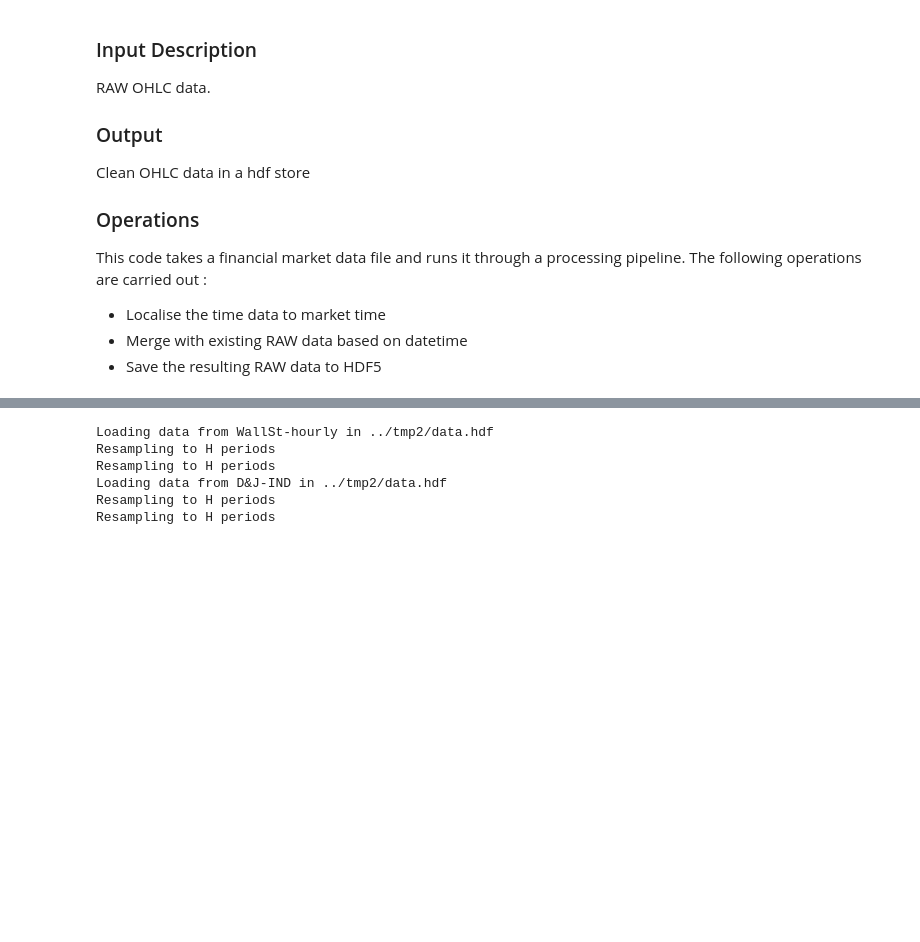
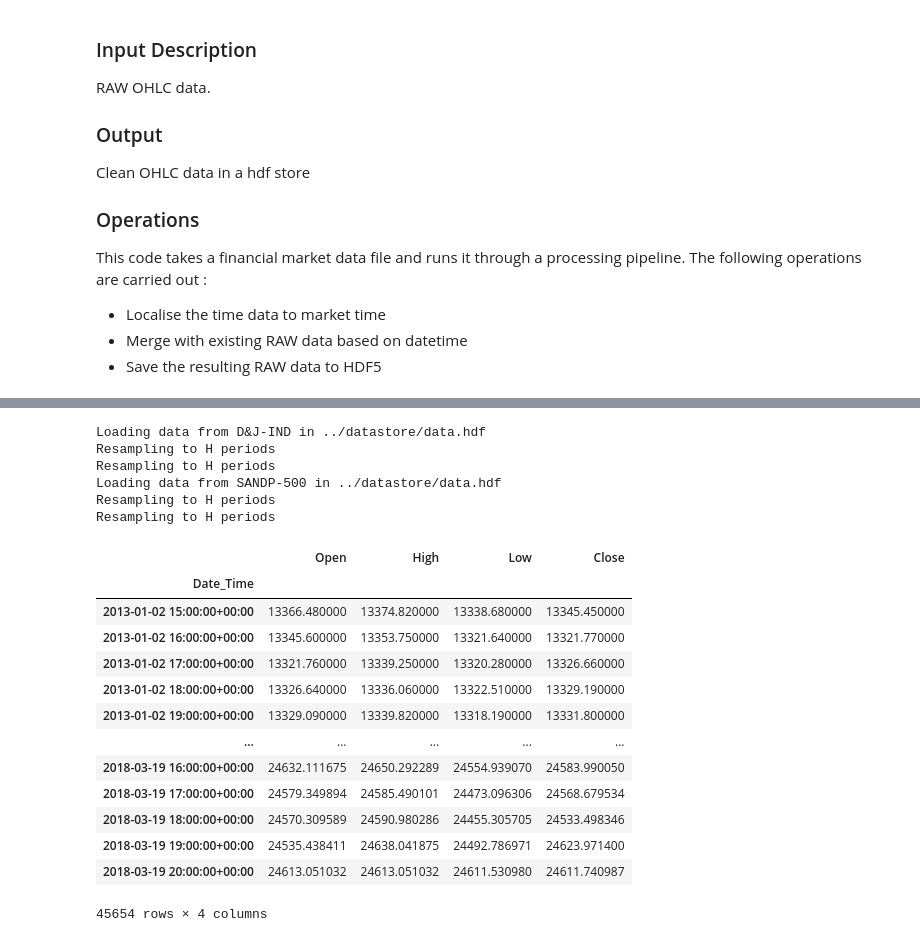
Before and after one commit to cwilko/marketinsights-price-aggregator, a Jupyter notebook: notebooks/datarefresh.ipynb, the cells around one changed output, grey strips where cells are left out. Saved outputs shown, nothing was run; the diff lists cells and outputs as text; code cells hidden in the pictures; blank space fills up the shorter version.

```diff
--- a/notebooks/datarefresh.ipynb
+++ b/notebooks/datarefresh.ipynb
@@ -100,9 +383,24 @@ refreshMarketData(mds, "../datasources", "datasources.json")
 # %%
-df1 = mds.aggregate("1979-01-01", "2050-01-01",  ["WallSt-hourly","D&J-IND"], "H")
+df1 = mds.aggregate(["D&J-IND","SANDP-500"], "H", "1979-01-01", "2050-01-01", debug=True)
+df1
 # %% [output]
-Loading data from WallSt-hourly in ../tmp2/data.hdf
+Loading data from D&J-IND in ../datastore/data.hdf
 Resampling to H periods
 Resampling to H periods
-Loading data from D&J-IND in ../tmp2/data.hdf
+Loading data from SANDP-500 in ../datastore/data.hdf
 Resampling to H periods
 Resampling to H periods
+|  | Open | High | Low | Close |
+| Date_Time |  |  |  |  |
+| 2013-01-02 15:00:00+00:00 | 13366.480000 | 13374.820000 | 13338.680000 | 13345.450000 |
+| 2013-01-02 16:00:00+00:00 | 13345.600000 | 13353.750000 | 13321.640000 | 13321.770000 |
+| 2013-01-02 17:00:00+00:00 | 13321.760000 | 13339.250000 | 13320.280000 | 13326.660000 |
+| 2013-01-02 18:00:00+00:00 | 13326.640000 | 13336.060000 | 13322.510000 | 13329.190000 |
+| 2013-01-02 19:00:00+00:00 | 13329.090000 | 13339.820000 | 13318.190000 | 13331.800000 |
+| ... | ... | ... | ... | ... |
+| 2018-03-19 16:00:00+00:00 | 24632.111675 | 24650.292289 | 24554.939070 | 24583.990050 |
+| 2018-03-19 17:00:00+00:00 | 24579.349894 | 24585.490101 | 24473.096306 | 24568.679534 |
+| 2018-03-19 18:00:00+00:00 | 24570.309589 | 24590.980286 | 24455.305705 | 24533.498346 |
+| 2018-03-19 19:00:00+00:00 | 24535.438411 | 24638.041875 | 24492.786971 | 24623.971400 |
+| 2018-03-19 20:00:00+00:00 | 24613.051032 | 24613.051032 | 24611.530980 | 24611.740987 |
+45654 rows × 4 columns
```
Also changed, not shown: parts of 15 cells of this notebook, 17 other files.
